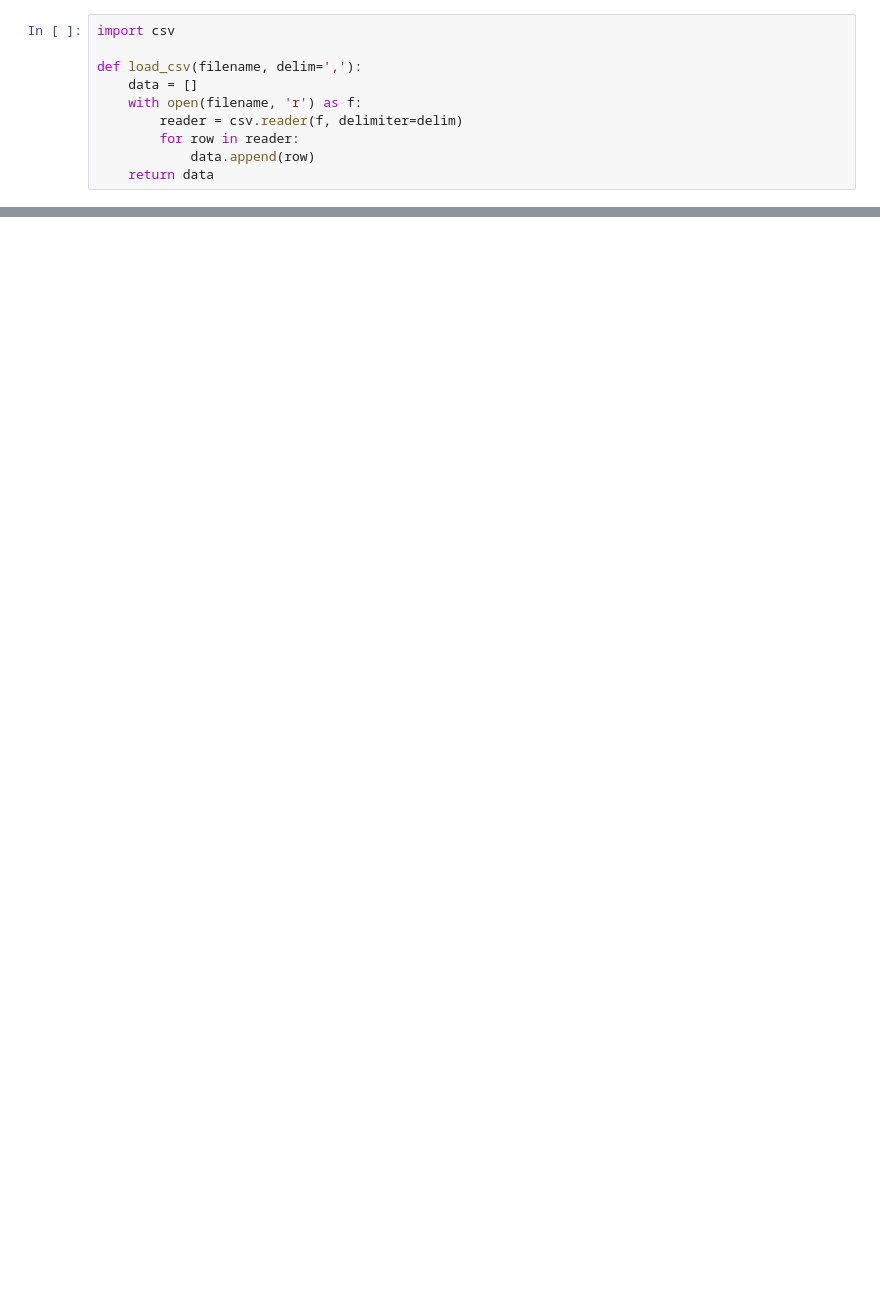
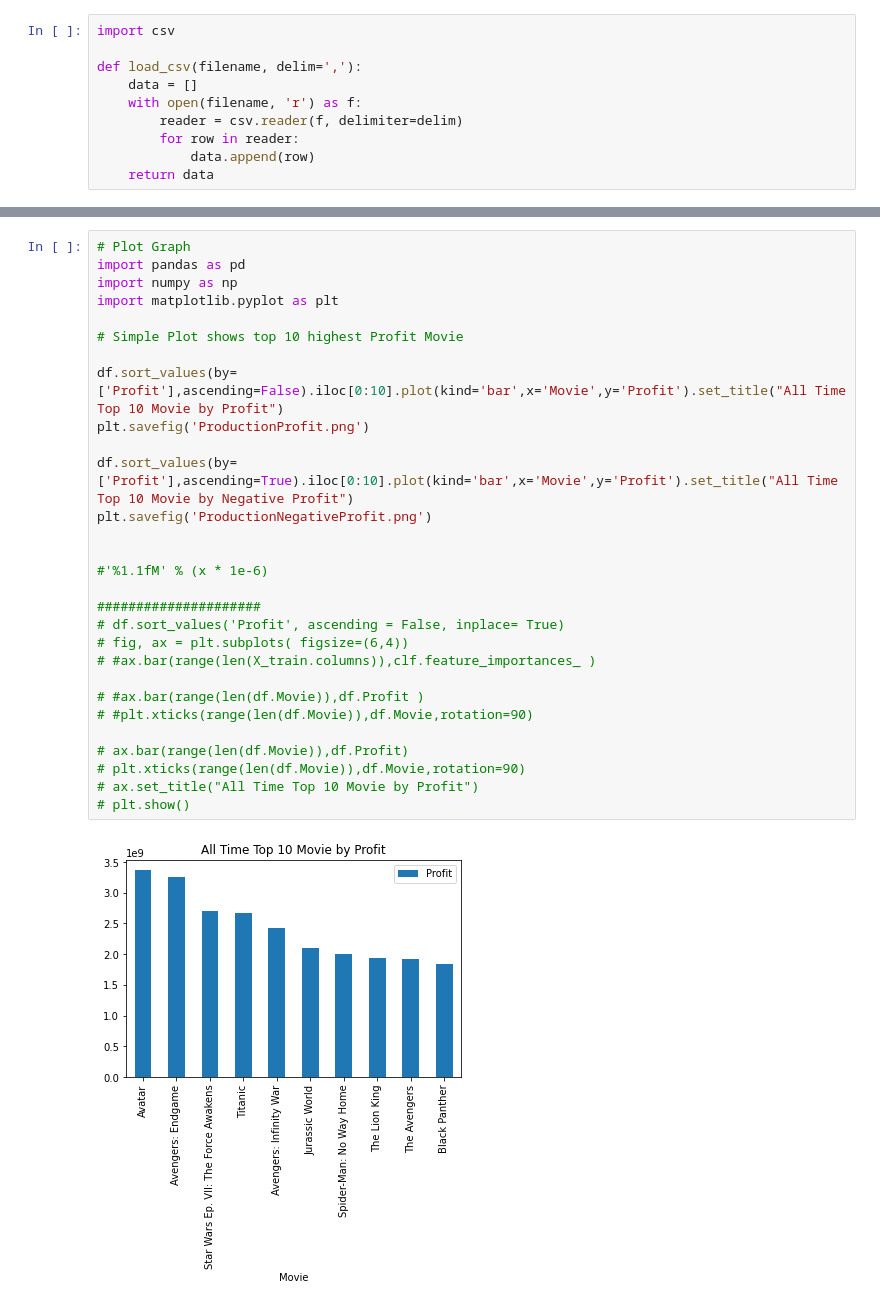
Before and after one commit to haozac/Box-Office-and-Movie-Review-Analysis, a Jupyter notebook: MovieBudget1.ipynb, the cells around one changed output, grey strips where cells are left out. Cells and saved outputs as stored; diff of their text form; blank space fills up the shorter version.

```diff
--- a/MovieBudget1.ipynb
+++ b/MovieBudget1.ipynb
@@ -241,0 +174,31 @@ print(data)
+# %%
+# Plot Graph
+import pandas as pd
+import numpy as np
+import matplotlib.pyplot as plt
+
+# Simple Plot shows top 10 highest Profit Movie
+
+df.sort_values(by=['Profit'],ascending=False).iloc[0:10].plot(kind='bar',x='Movie',y='Profit').set_title("All Time Top 10 Movie by Profit")
+plt.savefig('ProductionProfit.png')
+
+df.sort_values(by=['Profit'],ascending=True).iloc[0:10].plot(kind='bar',x='Movie',y='Profit').set_title("All Time Top 10 Movie by Negative Profit")
+plt.savefig('ProductionNegativeProfit.png')
+
+
+#'%1.1fM' % (x * 1e-6)
+
+#####################
+# df.sort_values('Profit', ascending = False, inplace= True)
+# fig, ax = plt.subplots( figsize=(6,4))
+# #ax.bar(range(len(X_train.columns)),clf.feature_importances_ )
+
+# #ax.bar(range(len(df.Movie)),df.Profit )
+# #plt.xticks(range(len(df.Movie)),df.Movie,rotation=90)
+
+# ax.bar(range(len(df.Movie)),df.Profit)
+# plt.xticks(range(len(df.Movie)),df.Movie,rotation=90)
+# ax.set_title("All Time Top 10 Movie by Profit")
+# plt.show()
+# %% [output]
+[figure, added]
```
Also changed, not shown: parts of 20 cells of this notebook, 6 other files.
